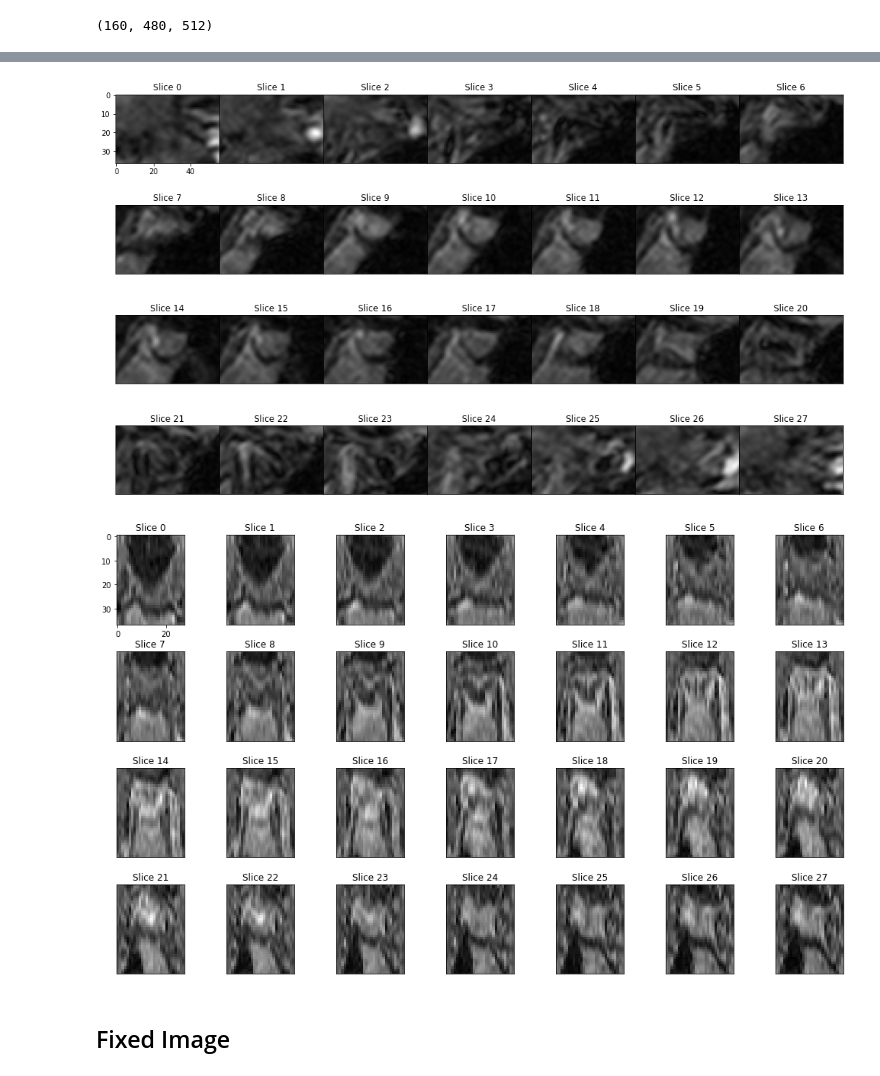
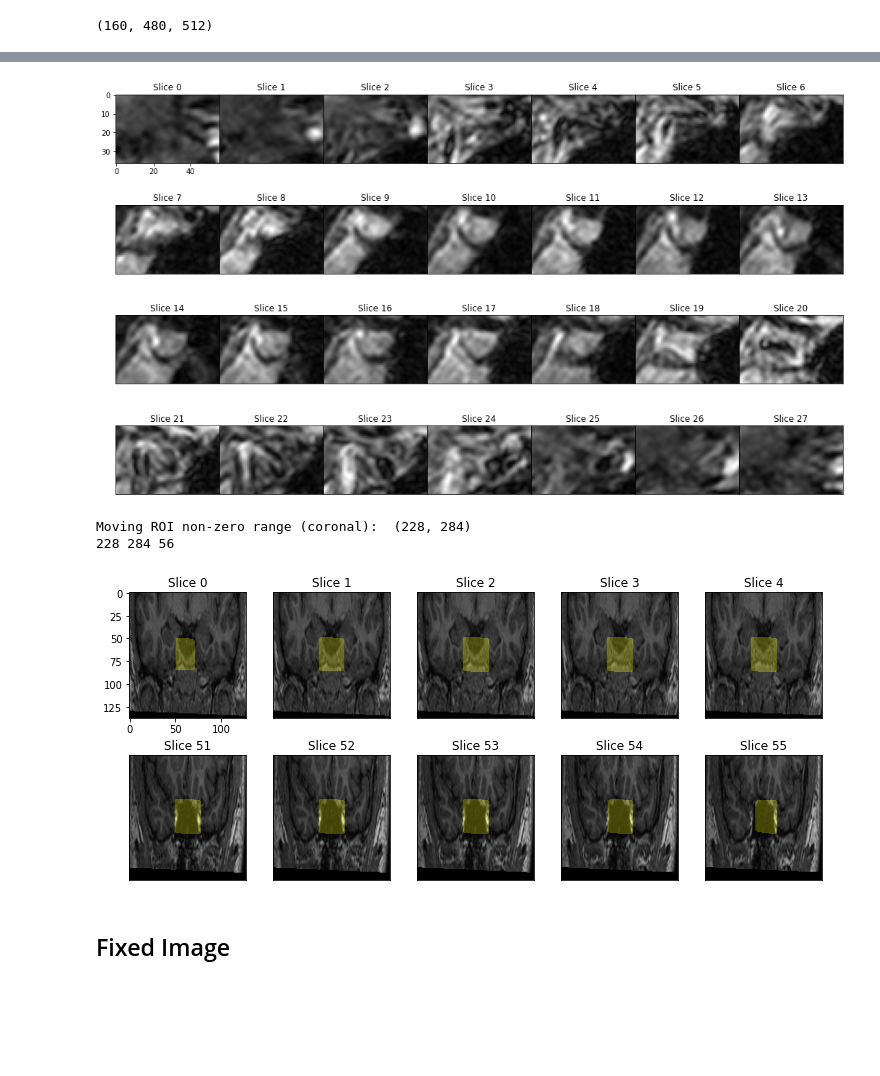
Before and after one commit to RGologorsky/DeepPit, a Jupyter notebook: 0 - Affine Alignment.ipynb, the cells around one changed output, grey strips where cells are left out. Cells and saved outputs as stored; diff of their text form; code cells hidden in the pictures; blank space fills up the shorter version.

```diff
--- a/0 - Affine Alignment.ipynb
+++ b/0 - Affine Alignment.ipynb
@@ -132,13 +130,18 @@ viz_axis(sitk2np(moving_obj), bin_mask_arr = moving_mask_arr, color1 = "yellow",
 # %%
 # https://stackoverflow.com/questions/31400769/bounding-box-of-numpy-array
-def bbox2_3D(img):
+def bbox(mask):
 
-    r = np.any(img, axis=(1, 2))
-    c = np.any(img, axis=(0, 2))
-    z = np.any(img, axis=(0, 1))
+    i = np.any(mask, axis=(1, 2))
+    j = np.any(mask, axis=(0, 2))
+    k = np.any(mask, axis=(0, 1))
 
-    rmin, rmax = np.where(r)[0][[0, -1]]
-    cmin, cmax = np.where(c)[0][[0, -1]]
-    zmin, zmax = np.where(z)[0][[0, -1]]
+    imin, imax = np.where(i)[0][[0, -1]]
+    jmin, jmax = np.where(j)[0][[0, -1]]
+    kmin, kmax = np.where(k)[0][[0, -1]]
 
-    return rmin, rmax, cmin, cmax, zmin, zmax
+    return imin, imax, jmin, jmax, kmin, kmax
+
+def print_bbox(imin, imax, jmin, jmax, kmin, kmax):
+    print(f"Bbox coords: ({imin}, {jmin}, {kmin}) to ({imax}, {jmax}, {kmax}). Size: {imax - imin}, {jmax-jmin}, {kmax-kmin}.")
+    print(f"Bounding box coord: from location ({jmin}, {kmin}) of slice {imin} to location ({jmax}, {kmax}) of slice {imax}.")
+    #print(f"Slices: {imin}, {imax} ({imax-imin}), Rows: {jmin}, {jmax} ({jmax-jmin}), Cols: {kmin}, {kmax} ({kmax-kmin}).")
@@ -145,4 +175,4 @@ def bbox2_3D(img):
 # %%
-rmin, rmax, cmin, cmax, zmin, zmax = bbox2_3D(moving_mask_arr)
-print(f"Rows: {rmin}, {rmax} ({rmax-rmin}), Cols: {cmin}, {cmax} ({cmax-cmin}), Depth: {zmin}, {zmax} ({zmax-zmin}).")
+imin, imax, jmin, jmax, kmin, kmax = bbox(moving_mask_arr)
+print(f"Slices: {imin}, {imax} ({imax-imin}), Rows: {jmin}, {jmax} ({jmax-jmin}), Cols: {kmin}, {kmax} ({kmax-kmin}).")
 # %% [output]
@@ -154,19 +204,30 @@ moving_mask_arr.shape
 # %%
 # viz just the sella
-viz_axis(sitk2np(moving_obj)[rmin:rmax, cmin:cmax, zmin:zmax],
+pad = 0
+viz_axis(sitk2np(moving_obj)[imin:imax, jmin-pad:jmax+pad, kmin-pad:kmax+pad], cmap0="gray",
         slices=lrange(0,28), fixed_axis=0, \
         axis_fn = np.rot90, \
         grid = [4, 7], hspace=0.3, fig_mult=2)
 # %% [output]
-[figure, old version]
+[figure, new version]
+# %%
+# coronal
+
+print(f"Moving ROI non-zero range (coronal): ", get_roi_range(moving_mask_arr, axis=1))
+print(jmin, jmax, jmax-jmin)
+# %% [output]
+Moving ROI non-zero range (coronal):  (228, 284)
+228 284 56
 # %%
-# viz just the sella
-viz_axis(sitk2np(moving_obj)[rmin:rmax, cmin:cmax, zmin:zmax],
-        slices=lrange(0,28), fixed_axis=1, \
+# viz just the sella, coronal
+pad = 50
+viz_axis(sitk2np(moving_obj)[imin-pad:imax+pad, jmin:jmax, kmin-pad:kmax+pad], cmap0="gray",
+        bin_mask_arr = moving_mask_arr[imin-pad:imax+pad, jmin:jmax, kmin-pad:kmax+pad], color1 = "yellow", alpha1=0.3,
+        slices=lrange(0,5) + lrange(51,56), fixed_axis=1, \
         axis_fn = np.rot90, \
-        grid = [4, 7], hspace=0.3, fig_mult=2)
+        grid = [2, 5], hspace=0.3, fig_mult=2)
 # %% [output]
-[figure, old version]
+[figure, new version]
 # %% [markdown]
 ## Fixed Image
 # %%
```
Also changed, not shown: parts of 17 cells of this notebook, 3 other files.
